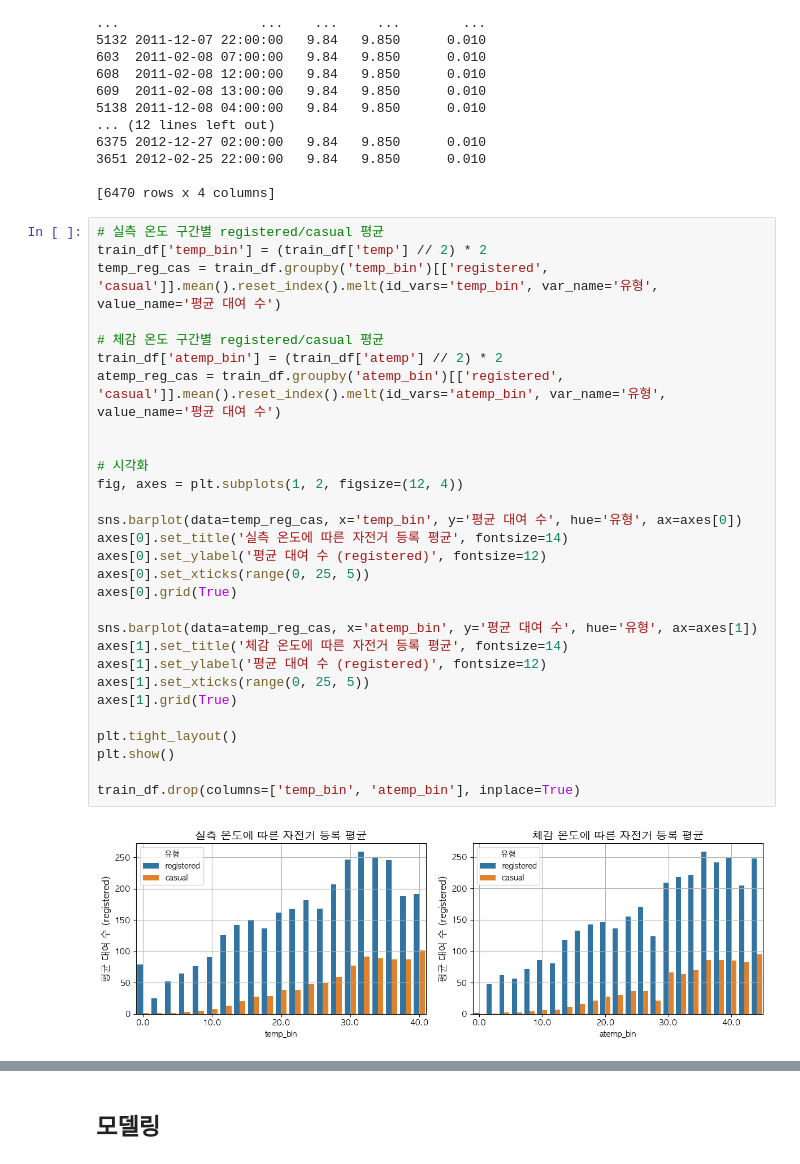
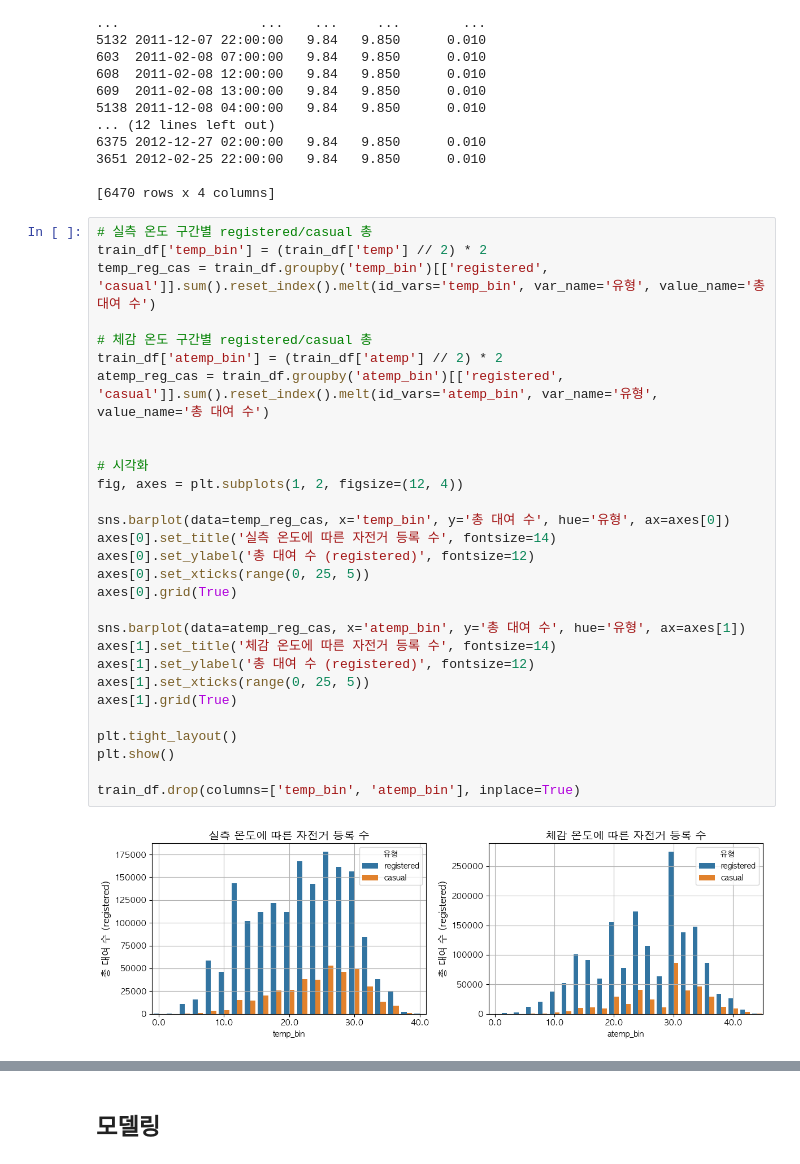
Before and after one commit to godseun/ai_engineer, a Jupyter notebook: mission_3/미션3_4팀_김재용.ipynb, the cells around one changed output, grey strips where cells are left out. Drawn from its saved outputs; the diff is of its cells as text.

```diff
--- a/mission_3/미션3_4팀_김재용.ipynb
+++ b/mission_3/미션3_4팀_김재용.ipynb
@@ -276,34 +278,34 @@ print(test_temp_diff)
 
 [6470 rows x 4 columns]
 # %%
-# 실측 온도 구간별 registered/casual 평균
+# 실측 온도 구간별 registered/casual 총
 train_df['temp_bin'] = (train_df['temp'] // 2) * 2
-temp_reg_cas = train_df.groupby('temp_bin')[['registered', 'casual']].mean().reset_index().melt(id_vars='temp_bin', var_name='유형', value_name='평균 대여 수')
+temp_reg_cas = train_df.groupby('temp_bin')[['registered', 'casual']].sum().reset_index().melt(id_vars='temp_bin', var_name='유형', value_name='총 대여 수')
 
-# 체감 온도 구간별 registered/casual 평균
+# 체감 온도 구간별 registered/casual 총
 train_df['atemp_bin'] = (train_df['atemp'] // 2) * 2
-atemp_reg_cas = train_df.groupby('atemp_bin')[['registered', 'casual']].mean().reset_index().melt(id_vars='atemp_bin', var_name='유형', value_name='평균 대여 수')
+atemp_reg_cas = train_df.groupby('atemp_bin')[['registered', 'casual']].sum().reset_index().melt(id_vars='atemp_bin', var_name='유형', value_name='총 대여 수')
 
 
 # 시각화
 fig, axes = plt.subplots(1, 2, figsize=(12, 4))
 
-sns.barplot(data=temp_reg_cas, x='temp_bin', y='평균 대여 수', hue='유형', ax=axes[0])
-axes[0].set_title('실측 온도에 따른 자전거 등록 평균', fontsize=14)
-axes[0].set_ylabel('평균 대여 수 (registered)', fontsize=12)
+sns.barplot(data=temp_reg_cas, x='temp_bin', y='총 대여 수', hue='유형', ax=axes[0])
+axes[0].set_title('실측 온도에 따른 자전거 등록 수', fontsize=14)
+axes[0].set_ylabel('총 대여 수 (registered)', fontsize=12)
 axes[0].set_xticks(range(0, 25, 5))
 axes[0].grid(True)
 
-sns.barplot(data=atemp_reg_cas, x='atemp_bin', y='평균 대여 수', hue='유형', ax=axes[1])
-axes[1].set_title('체감 온도에 따른 자전거 등록 평균', fontsize=14)
-axes[1].set_ylabel('평균 대여 수 (registered)', fontsize=12)
+sns.barplot(data=atemp_reg_cas, x='atemp_bin', y='총 대여 수', hue='유형', ax=axes[1])
+axes[1].set_title('체감 온도에 따른 자전거 등록 수', fontsize=14)
+axes[1].set_ylabel('총 대여 수 (registered)', fontsize=12)
 axes[1].set_xticks(range(0, 25, 5))
 axes[1].grid(True)
 
 plt.tight_layout()
 plt.show()
 
 train_df.drop(columns=['temp_bin', 'atemp_bin'], inplace=True)
 # %% [output]
-[figure, old version]
+[figure, new version]
 # %%
```
Also changed, not shown: parts of 13 cells of this notebook, 1 other file.
